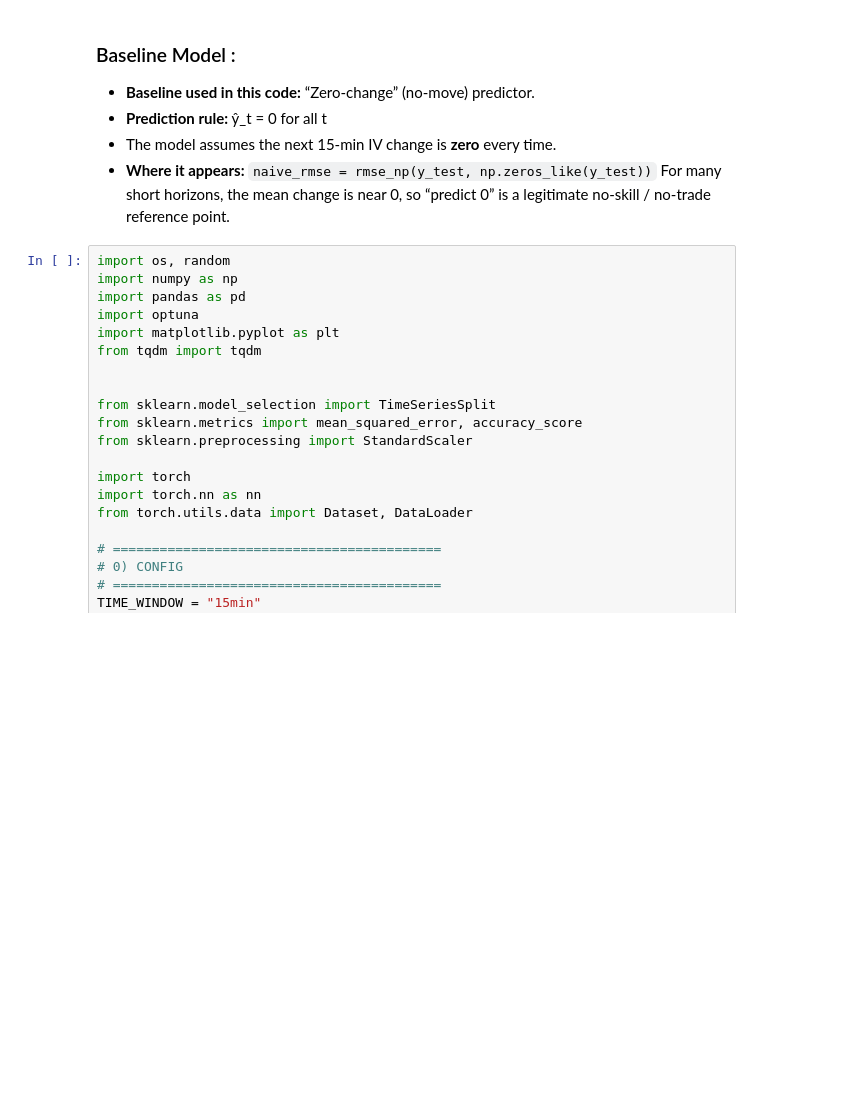
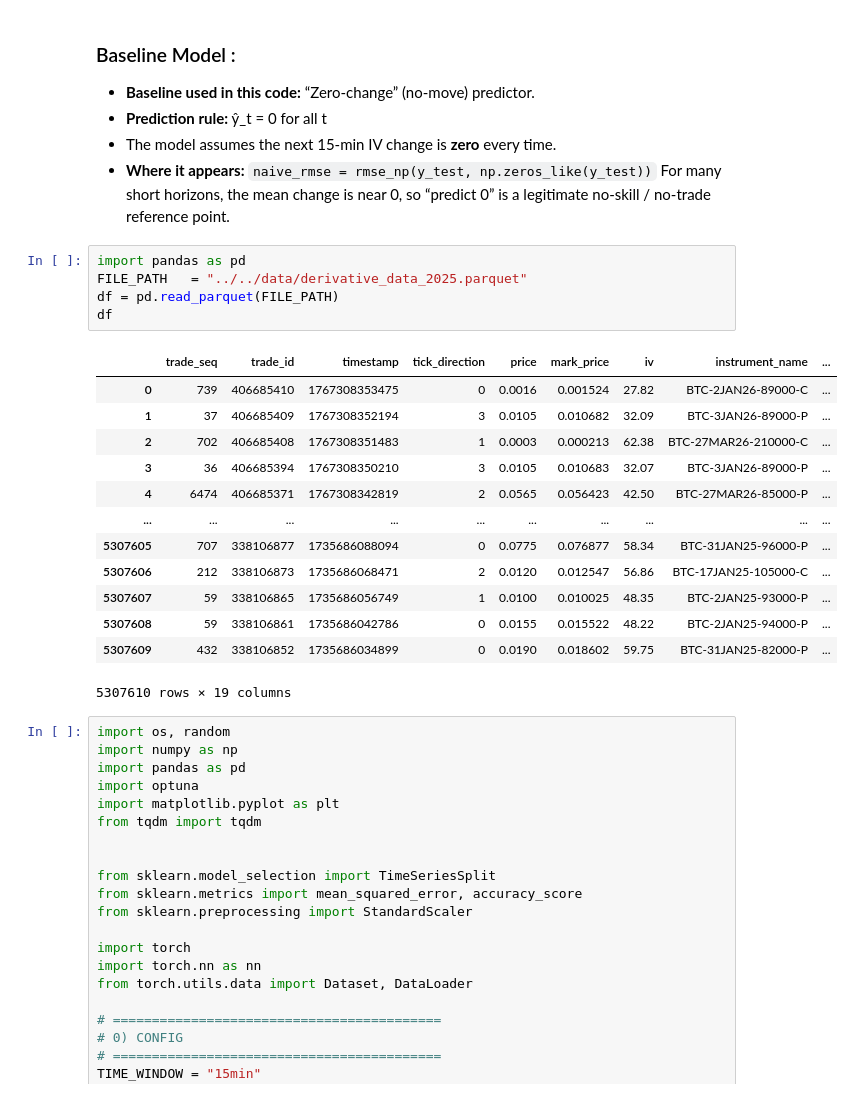
Before and after one commit to Shahahaha11/MLIIFinalProject, a Jupyter notebook: models/RNN and Cnn.ipynb, the cells around one changed output. Cells and saved outputs as stored; diff of their text form; blank space fills up the shorter version.

```diff
--- a/models/RNN and Cnn.ipynb
+++ b/models/RNN and Cnn.ipynb
@@ -87,6 +87,25 @@
 - The model assumes the next 15-min IV change is **zero** every time.
 - **Where it appears:** `naive_rmse = rmse_np(y_test, np.zeros_like(y_test))`
 For many short horizons, the mean change is near 0, so “predict 0” is a legitimate no-skill / no-trade reference point.
+# %%
+import pandas as pd
+FILE_PATH   = "../../data/derivative_data_2025.parquet"
+df = pd.read_parquet(FILE_PATH)
+df
+# %% [output]
+|  | trade_seq | trade_id | timestamp | tick_direction | price | mark_price | iv | instrument_name | ... |
+| 0 | 739 | 406685410 | 1767308353475 | 0 | 0.0016 | 0.001524 | 27.82 | BTC-2JAN26-89000-C | ... |
+| 1 | 37 | 406685409 | 1767308352194 | 3 | 0.0105 | 0.010682 | 32.09 | BTC-3JAN26-89000-P | ... |
+| 2 | 702 | 406685408 | 1767308351483 | 1 | 0.0003 | 0.000213 | 62.38 | BTC-27MAR26-210000-C | ... |
+| 3 | 36 | 406685394 | 1767308350210 | 3 | 0.0105 | 0.010683 | 32.07 | BTC-3JAN26-89000-P | ... |
+| 4 | 6474 | 406685371 | 1767308342819 | 2 | 0.0565 | 0.056423 | 42.50 | BTC-27MAR26-85000-P | ... |
+| ... | ... | ... | ... | ... | ... | ... | ... | ... | ... |
+| 5307605 | 707 | 338106877 | 1735686088094 | 0 | 0.0775 | 0.076877 | 58.34 | BTC-31JAN25-96000-P | ... |
+| 5307606 | 212 | 338106873 | 1735686068471 | 2 | 0.0120 | 0.012547 | 56.86 | BTC-17JAN25-105000-C | ... |
+| 5307607 | 59 | 338106865 | 1735686056749 | 1 | 0.0100 | 0.010025 | 48.35 | BTC-2JAN25-93000-P | ... |
+| 5307608 | 59 | 338106861 | 1735686042786 | 0 | 0.0155 | 0.015522 | 48.22 | BTC-2JAN25-94000-P | ... |
+| 5307609 | 432 | 338106852 | 1735686034899 | 0 | 0.0190 | 0.018602 | 59.75 | BTC-31JAN25-82000-P | ... |
+5307610 rows × 19 columns
 # %%
 import os, random
 import numpy as np
```
Also changed, not shown: parts of 1 cell of this notebook.
